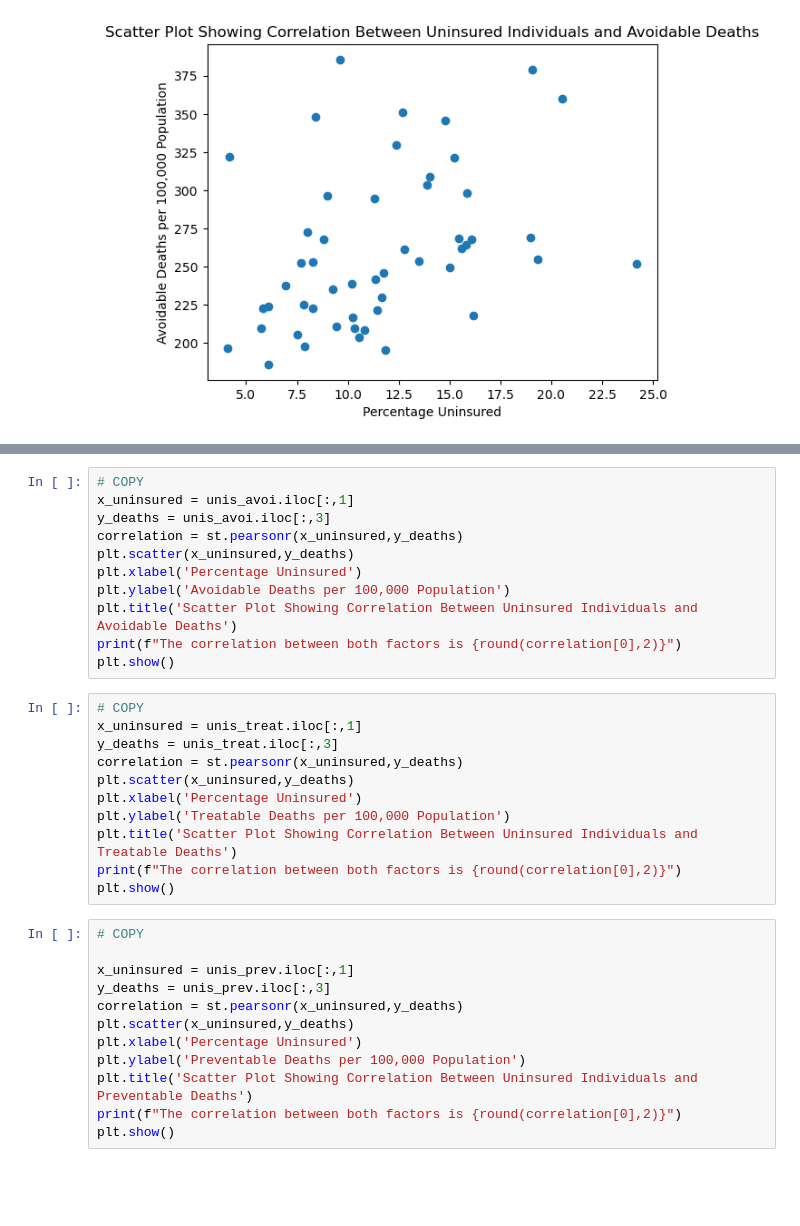
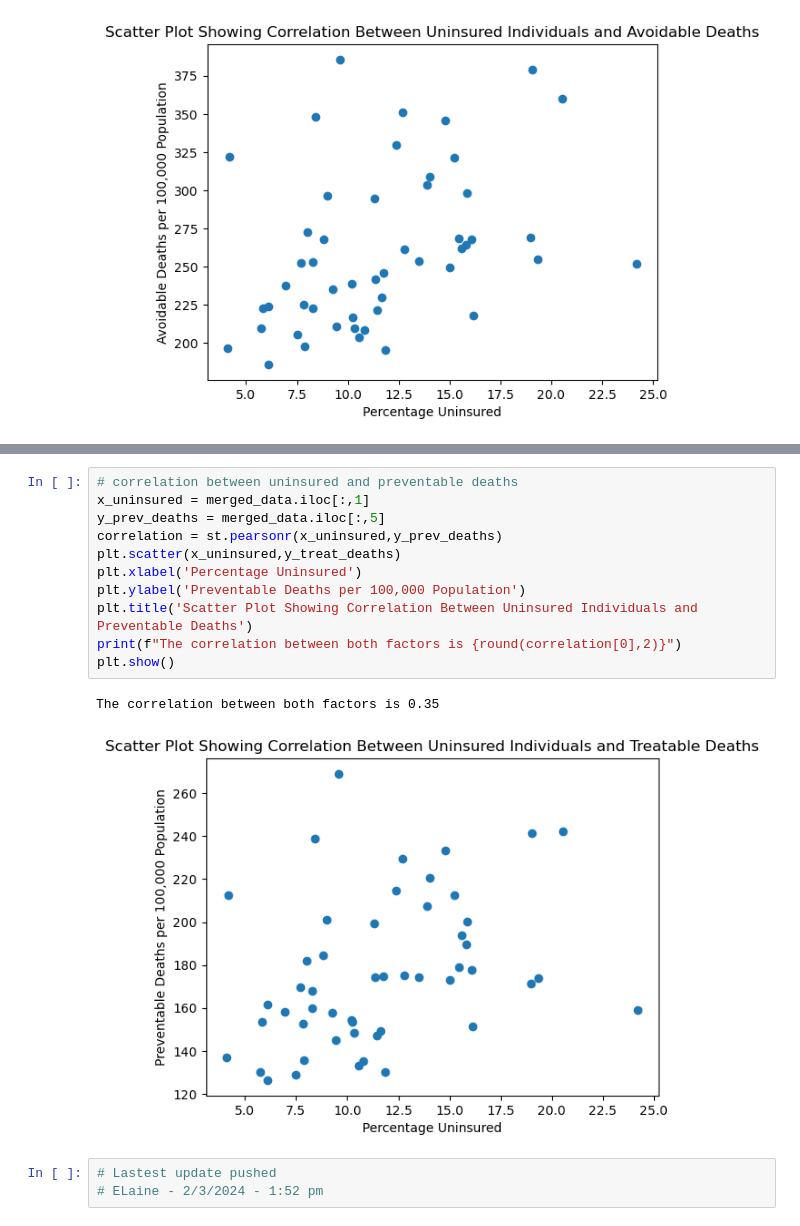
Before and after one commit to redpandata19/Project_1_Team_5, a Jupyter notebook: Data_Analysis.ipynb, the cells around one changed output, grey strips where cells are left out. Saved outputs shown, nothing was run; the diff lists cells and outputs as text; blank space fills up the shorter version.

```diff
--- a/Data_Analysis.ipynb
+++ b/Data_Analysis.ipynb
@@ -273,34 +300,17 @@ The correlation between both factors is 0.38
 # %%
-# COPY
-x_uninsured = unis_avoi.iloc[:,1]
-y_deaths = unis_avoi.iloc[:,3]
-correlation = st.pearsonr(x_uninsured,y_deaths)
-plt.scatter(x_uninsured,y_deaths)
+# correlation between uninsured and preventable deaths
+x_uninsured = merged_data.iloc[:,1]
+y_prev_deaths = merged_data.iloc[:,5]
+correlation = st.pearsonr(x_uninsured,y_prev_deaths)
+plt.scatter(x_uninsured,y_treat_deaths)
 plt.xlabel('Percentage Uninsured')
-plt.ylabel('Avoidable Deaths per 100,000 Population')
-plt.title('Scatter Plot Showing Correlation Between Uninsured Individuals and Avoidable Deaths')
+plt.ylabel('Preventable Deaths per 100,000 Population')
+plt.title('Scatter Plot Showing Correlation Between Uninsured Individuals and Preventable Deaths')
 print(f"The correlation between both factors is {round(correlation[0],2)}")
 plt.show()
+# %% [output]
+The correlation between both factors is 0.35
+[figure, added]
-# %%
-# COPY
-x_uninsured = unis_treat.iloc[:,1]
-y_deaths = unis_treat.iloc[:,3]
-correlation = st.pearsonr(x_uninsured,y_deaths)
-plt.scatter(x_uninsured,y_deaths)
-plt.xlabel('Percentage Uninsured')
-plt.ylabel('Treatable Deaths per 100,000 Population')
-plt.title('Scatter Plot Showing Correlation Between Uninsured Individuals and Treatable Deaths')
-print(f"The correlation between both factors is {round(correlation[0],2)}")
-plt.show()
-# %%
-# COPY
-
-x_uninsured = unis_prev.iloc[:,1]
-y_deaths = unis_prev.iloc[:,3]
-correlation = st.pearsonr(x_uninsured,y_deaths)
-plt.scatter(x_uninsured,y_deaths)
-plt.xlabel('Percentage Uninsured')
-plt.ylabel('Preventable Deaths per 100,000 Population')
-plt.title('Scatter Plot Showing Correlation Between Uninsured Individuals and Preventable Deaths')
-print(f"The correlation between both factors is {round(correlation[0],2)}")
-plt.show()
+# %%
+# Lastest update pushed
+# ELaine - 2/3/2024 - 1:52 pm
```
Also changed, not shown: parts of 8 cells of this notebook, 1 other file.
